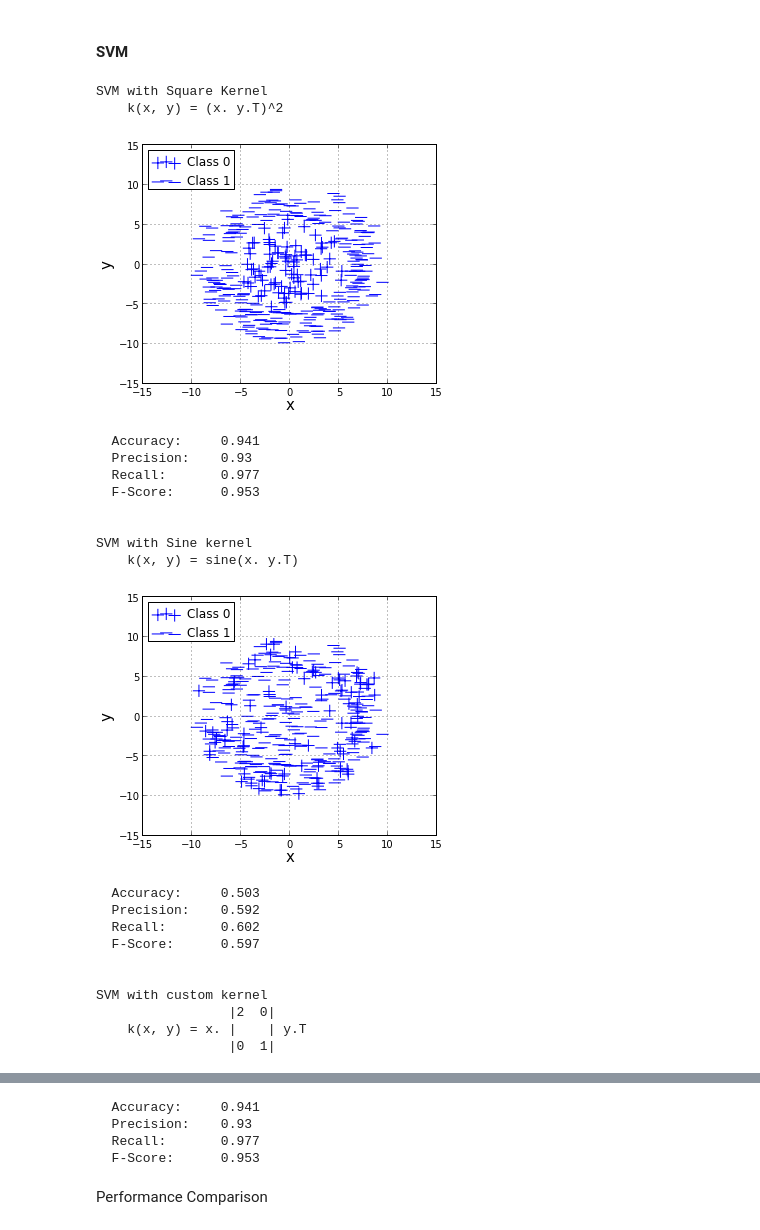
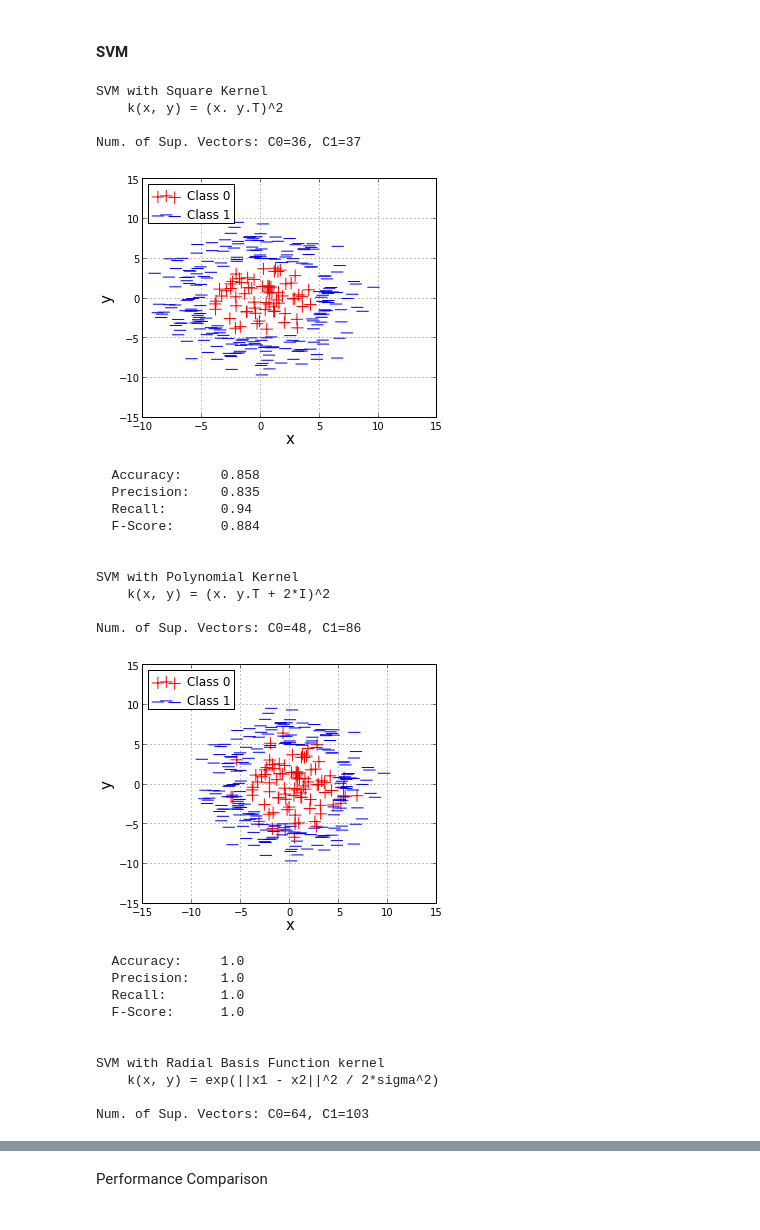
Before and after one commit to sagarjauhari/graph_mining, a Jupyter notebook: Graph Data Mining - L3.ipynb, the cells around one changed output, grey strips where cells are left out. Drawn from its saved outputs; the diff is of its cells as text; code cells hidden in the pictures.

Commit message:
Added # of sup vector

```diff
--- a/Graph Data Mining - L3.ipynb
+++ b/Graph Data Mining - L3.ipynb
@@ -28,7 +28,7 @@ Welcome to pylab, a matplotlib-based Python environment [backend: module://IPyth
 For more information, type 'help(pylab)'.
 # %%
 def gen_concentric_gaus(n):
-    mult = 10
+    mult = 5
     x1 = [round(random.gauss(0, 3),3)
         for i in range(0, n)]
     y1 = [round(random.gauss(0, 3),3)
@@ -40,10 +40,10 @@ def gen_concentric_gaus(n):
         for i in range(0, n*mult)]
 
     return [i for i in zip(x1,y1, [0]*len(x1)) if \
-        math.pow(i[0],2) + math.pow(i[1],2) < 49 ] \
+        math.pow(i[0],2) + math.pow(i[1],2) < 49] \
         + \
         [i for i in zip(x2,y2,[1]*len(x2)) if \
-        36 < math.pow(i[0],2) + math.pow(i[1],2) < 100 ]
+        25 < math.pow(i[0],2) + math.pow(i[1],2) < 100 ]
 
 n = 100
 bad_kmeans = gen_concentric_gaus(n)
@@ -74,6 +74,7 @@ def plot_pts(n,marker_idx=None):
     fig, ax = plt.subplots()
 
     markers = ['+','_','p','*', 'x']
+    colors =  ['r','b']
 
     x = [i[0] for i in n]
     y = [i[1] for i in n]
@@ -88,6 +89,7 @@ def plot_pts(n,marker_idx=None):
         y_i = [y[i] for i in idx]
         ax.scatter(x_i, y_i, s=150, alpha=1.0,
             marker=markers[r],
+            c = colors[r],
             label = 'Class '+str(r))
 
     ax.set_xlabel('x', fontsize=15)
@@ -207,6 +209,9 @@ def do_svc(kernel, title):
     idx_svm = [int(i) for i in idx_svm]
 
     print "\n\n",title
+    print "Num. of Sup. Vectors: C0=" + \
+            str(clf.n_support_[0]) + ", C1=" + \
+            str(clf.n_support_[1])
     plot_pts(bad_svm, idx_svm)
 
     # Performance
@@ -214,5 +219,5 @@ def do_svc(kernel, title):
 
     return idx_svm
 
-idx_svm_linear = do_svc('linear', None)
+idx_svm_linear = do_svc('linear', "Linear SVC")
 # %% [output]
@@ -249,28 +255,18 @@ def square_kernel(x, y):
     return np.square(np.dot(x, y.T))
 
 #KERNEL 2
-def sine_kernel(x, y):
+def polynom_kernel(x, y):
     """
-    k(x, y) = sine(x. y.T)
+    k(x, y) = (x. y.T + 2*I)^2
     """
-    return np.sin(np.dot(x, y.T))
+    return np.square(np.dot(x, y.T) + 2*np.identity(len(x)))
 
 #KERNEL 3
-def custom_kernel_1(x, y):
+def rbf_kernel(x, y):
     """
-                 |2  0|
-    k(x, y) = x. |    | y.T
-                 |0  1|
+    k(x, y) = exp(||x1 - x2||^2 / 2*sigma^2)
     """
-    M = np.array([[2, 0], [0, 1.0]])
-    return np.dot(np.dot(x, M), y.T)
-
-#KERNEL 4
-def custom_kernel_2(x, y):
-    """
-    k(x, y) = sqr(x). sqr(y.T)
-    """
-    return np.dot(np.square(x), np.square(y.T))
+    return 'rbf'
 # %% [markdown]
 (b)  Use the same performance metrics as in Ex. 3, and **compare the performance** obtained by the methods after applying the kernel trick versus the original un-kernelized versions of the techniques.
 # %% [markdown]
@@ -285,29 +281,32 @@ Performance Comparison
 #### SVM
 # %%
 idx_svm_square = do_svc(square_kernel, "SVM with Square Kernel" + square_kernel.__doc__)
-idx_svm_sine = do_svc(sine_kernel, "SVM with Sine kernel" + sine_kernel.__doc__)
-idx_svm_custom1 = do_svc(custom_kernel_1, "SVM with custom kernel" + custom_kernel_1.__doc__)
-idx_svm_custom2 = do_svc(custom_kernel_2, "SVM with custom kernel" + custom_kernel_2.__doc__)
+idx_svm_polynom = do_svc(polynom_kernel, "SVM with Polynomial Kernel" + polynom_kernel.__doc__)
+idx_svm_rbf = do_svc('rbf', "SVM with Radial Basis Function kernel" + rbf_kernel.__doc__)
 # %% [output]
 SVM with Square Kernel
     k(x, y) = (x. y.T)^2
+
+Num. of Sup. Vectors: C0=36, C1=37
-[figure, old version]
+[figure, new version]
-  Accuracy:     0.941
-  Precision:    0.93
-  Recall:       0.977
-  F-Score:      0.953
+  Accuracy:     0.858
+  Precision:    0.835
+  Recall:       0.94
+  F-Score:      0.884
 
 
-SVM with Sine kernel
-    k(x, y) = sine(x. y.T)
+SVM with Polynomial Kernel
+    k(x, y) = (x. y.T + 2*I)^2
+
+Num. of Sup. Vectors: C0=48, C1=86
-[figure, old version]
+[figure, new version]
-  Accuracy:     0.503
-  Precision:    0.592
-  Recall:       0.602
-  F-Score:      0.597
+  Accuracy:     1.0
+  Precision:    1.0
+  Recall:       1.0
+  F-Score:      1.0
 
 
-SVM with custom kernel
-                 |2  0|
-    k(x, y) = x. |    | y.T
-                 |0  1|
+SVM with Radial Basis Function kernel
+    k(x, y) = exp(||x1 - x2||^2 / 2*sigma^2)
+
+Num. of Sup. Vectors: C0=64, C1=103
@@ -324,7 +318,3 @@ SVM with custom kernel
-  Accuracy:     0.941
-  Precision:    0.93
-  Recall:       0.977
-  F-Score:      0.953
 # %% [markdown]
 Performance Comparison
 # %% [markdown]
```
Also changed, not shown: parts of 5 cells of this notebook.
